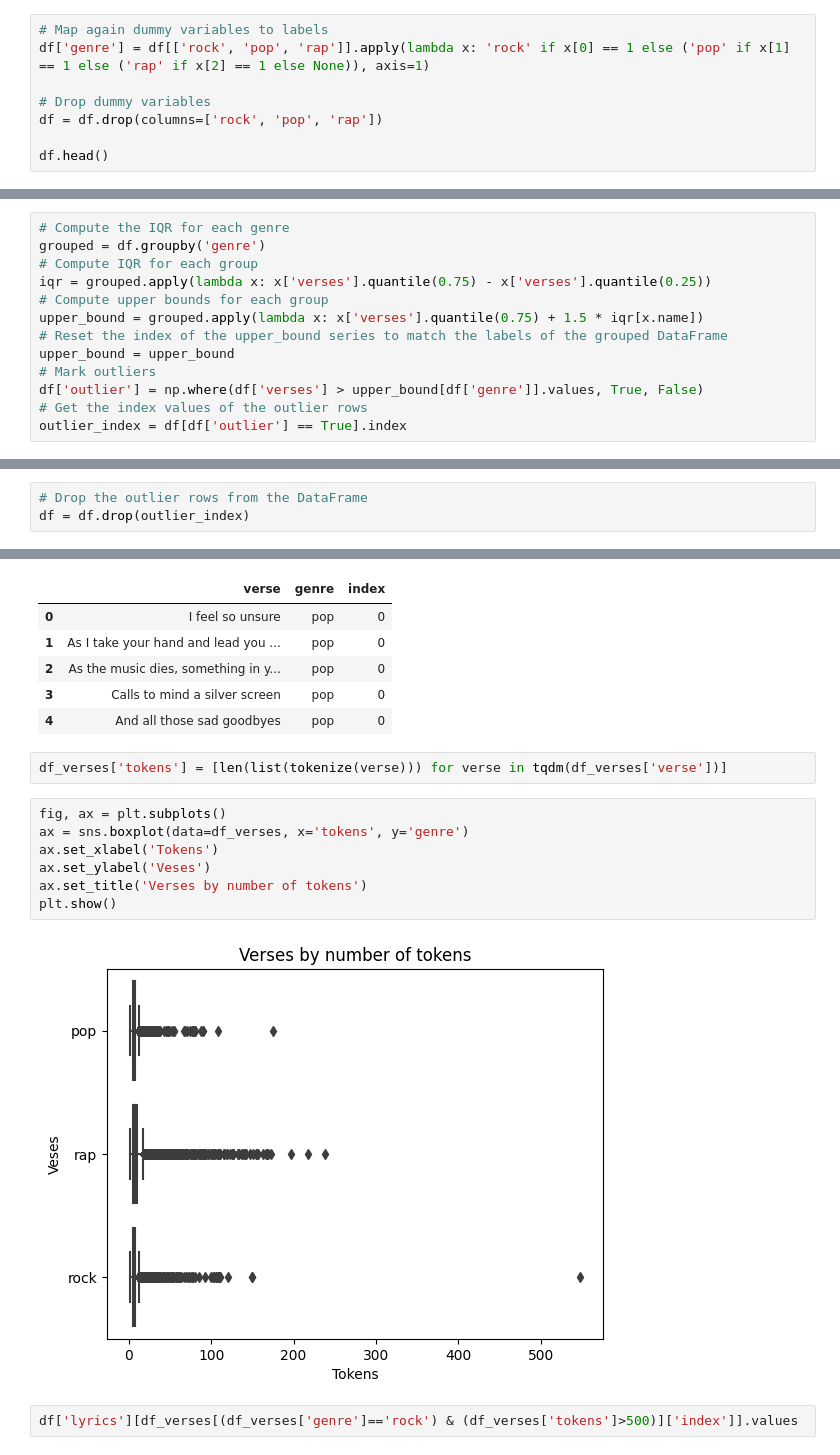
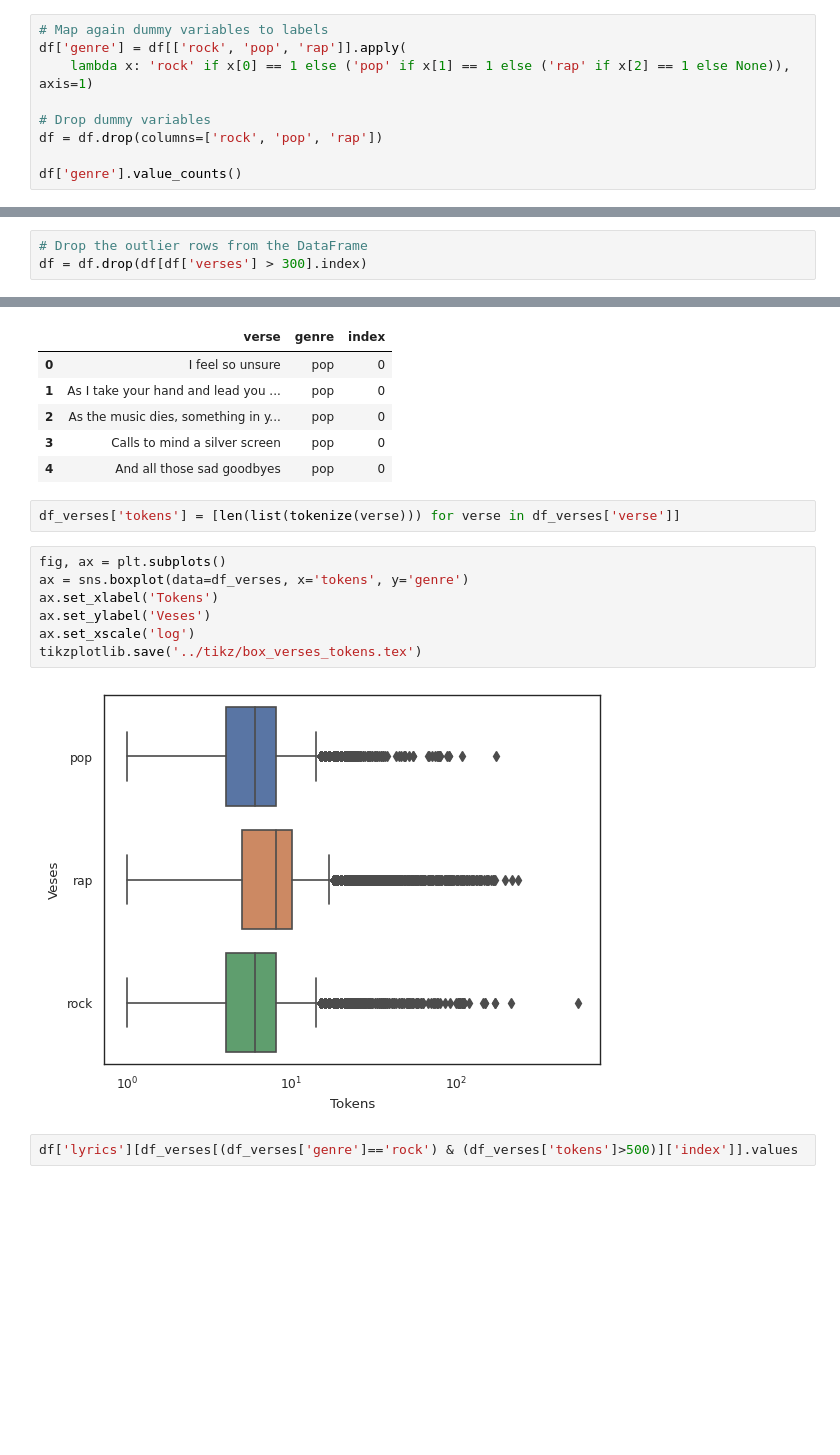
Before and after one commit to mattiapggioli/lyrics2ts, a Jupyter notebook: notebooks/data_preparation.ipynb, the cells around one changed output, grey strips where cells are left out. Saved outputs shown, nothing was run; the diff lists cells and outputs as text; blank space fills up the shorter version.

```diff
--- a/notebooks/data_preparation.ipynb
+++ b/notebooks/data_preparation.ipynb
@@ -224,9 +229,10 @@ df.drop(df[df[genre_labels].sum(axis=1) == 0].index, inplace=True)
 # %%
 # Map again dummy variables to labels
-df['genre'] = df[['rock', 'pop', 'rap']].apply(lambda x: 'rock' if x[0] == 1 else ('pop' if x[1] == 1 else ('rap' if x[2] == 1 else None)), axis=1)
+df['genre'] = df[['rock', 'pop', 'rap']].apply(
+    lambda x: 'rock' if x[0] == 1 else ('pop' if x[1] == 1 else ('rap' if x[2] == 1 else None)), axis=1)
 
 # Drop dummy variables
 df = df.drop(columns=['rock', 'pop', 'rap'])
 
-df.head()
+df['genre'].value_counts()
 # %% [output]
@@ -257,13 +253,0 @@ plt.show()
-# %%
-# Compute the IQR for each genre
-grouped = df.groupby('genre')
-# Compute IQR for each group
-iqr = grouped.apply(lambda x: x['verses'].quantile(0.75) - x['verses'].quantile(0.25))
-# Compute upper bounds for each group
-upper_bound = grouped.apply(lambda x: x['verses'].quantile(0.75) + 1.5 * iqr[x.name])
-# Reset the index of the upper_bound series to match the labels of the grouped DataFrame
-upper_bound = upper_bound
-# Mark outliers
-df['outlier'] = np.where(df['verses'] > upper_bound[df['genre']].values, True, False)
-# Get the index values of the outlier rows
-outlier_index = df[df['outlier'] == True].index
@@ -282,3 +254,3 @@ print(len(outlier_index))
 # %%
 # Drop the outlier rows from the DataFrame
-df = df.drop(outlier_index)
+df = df.drop(df[df['verses'] > 300].index)
@@ -316,16 +270,16 @@ df_verses.head()
 | 3 | Calls to mind a silver screen | pop | 0 |
 | 4 | And all those sad goodbyes | pop | 0 |
 # %%
-df_verses['tokens'] = [len(list(tokenize(verse))) for verse in tqdm(df_verses['verse'])]
+df_verses['tokens'] = [len(list(tokenize(verse))) for verse in df_verses['verse']]
 # %%
 fig, ax = plt.subplots()
 ax = sns.boxplot(data=df_verses, x='tokens', y='genre')
 ax.set_xlabel('Tokens')
 ax.set_ylabel('Veses')
-ax.set_title('Verses by number of tokens')
-plt.show()
+ax.set_xscale('log')
+tikzplotlib.save('../tikz/box_verses_tokens.tex')
 # %% [output]
-[figure, old version]
+[figure, new version]
 # %%
 df['lyrics'][df_verses[(df_verses['genre']=='rock') & (df_verses['tokens']>500)]['index']].values
 # %% [output]
```
Also changed, not shown: parts of 42 cells of this notebook.
